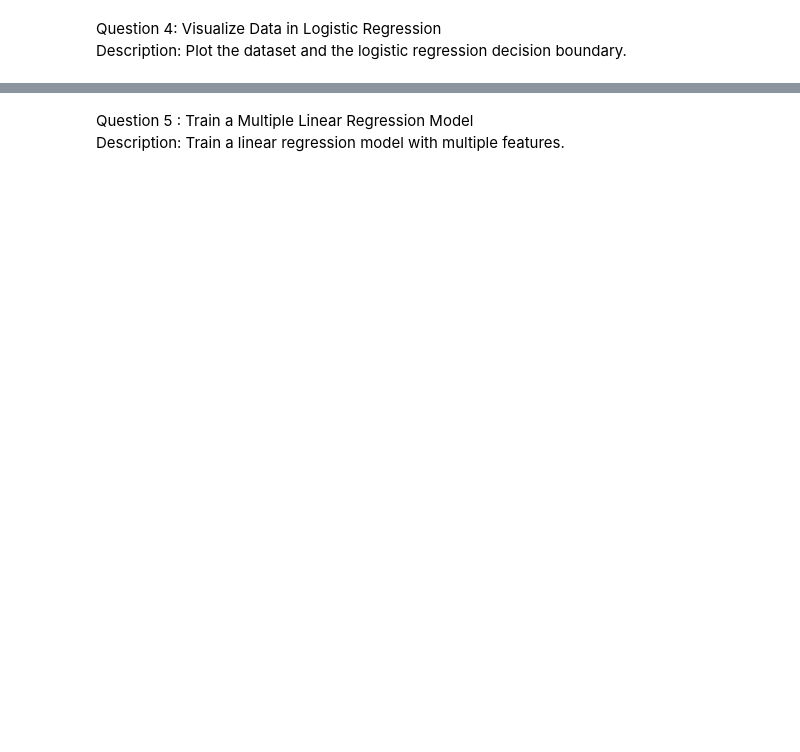
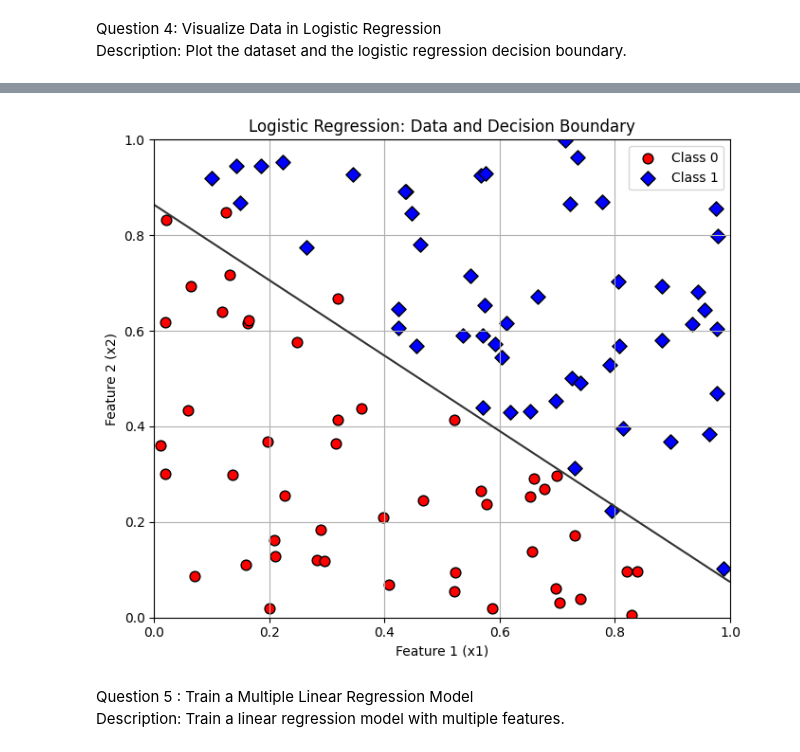
Before and after one commit to abhi303066/AI---ML, a Jupyter notebook: src/Module 5/Hands-on - Implementing Regression & Classification in Python/q1.ipynb, the cells around one changed output, grey strips where cells are left out. Cells and saved outputs as stored; diff of their text form; code cells hidden in the pictures; blank space fills up the shorter version.

```diff
--- a/src/Module 5/Hands-on - Implementing Regression & Classification in Python/q1.ipynb
+++ b/src/Module 5/Hands-on - Implementing Regression & Classification in Python/q1.ipynb
@@ -182,3 +148,52 @@ if __name__ == "__main__":
+# %%
+"""
+Logistic Regression Visualization: Plot dataset points and decision boundary
+"""
+
+import numpy as np
+import matplotlib.pyplot as plt
+from sklearn.linear_model import LogisticRegression
+
+# Generate a simple binary classification dataset (same logic as previous example)
+np.random.seed(0)
+X = np.random.rand(100, 2)  # 100 samples, 2 features
+y = (X[:, 0] + X[:, 1] > 1).astype(int)  # Target: 1 if sum of features > 1, else 0
+
+# Train logistic regression model
+model = LogisticRegression()
+model.fit(X, y)
+
+# Create a mesh grid of points to plot the decision boundary
+x_min, x_max = 0, 1
+y_min, y_max = 0, 1
+xx, yy = np.meshgrid(np.linspace(x_min, x_max, 200),
+                     np.linspace(y_min, y_max, 200))
+
+# Flatten meshgrid points and predict the class probabilities
+grid = np.c_[xx.ravel(), yy.ravel()]
+probs = model.predict_proba(grid)[:, 1]  # Probability of class 1
+probs = probs.reshape(xx.shape)
+
+# Plotting
+plt.figure(figsize=(7, 6))
+# Plot the decision boundary by contour where probability=0.5
+contour = plt.contour(xx, yy, probs, levels=[0.5], cmap="Greys", vmin=0, vmax=0.6)
+
+# Scatter plot of the original data points
+plt.scatter(X[y==0, 0], X[y==0, 1], c='red', marker='o', label='Class 0', edgecolor='k', s=60)
+plt.scatter(X[y==1, 0], X[y==1, 1], c='blue', marker='D', label='Class 1', edgecolor='k', s=60)
+
+plt.title('Logistic Regression: Data and Decision Boundary')
+plt.xlabel('Feature 1 (x1)')
+plt.ylabel('Feature 2 (x2)')
+plt.xlim(x_min, x_max)
+plt.ylim(y_min, y_max)
+plt.legend()
+plt.grid(True)
+plt.tight_layout()
+plt.show()
+# %% [output]
+[figure, added]
 # %% [markdown]
 Question 5 : Train a Multiple Linear Regression Model<br>
 Description: Train a linear regression model with multiple features.
```
Also changed, not shown: parts of 9 cells of this notebook.
